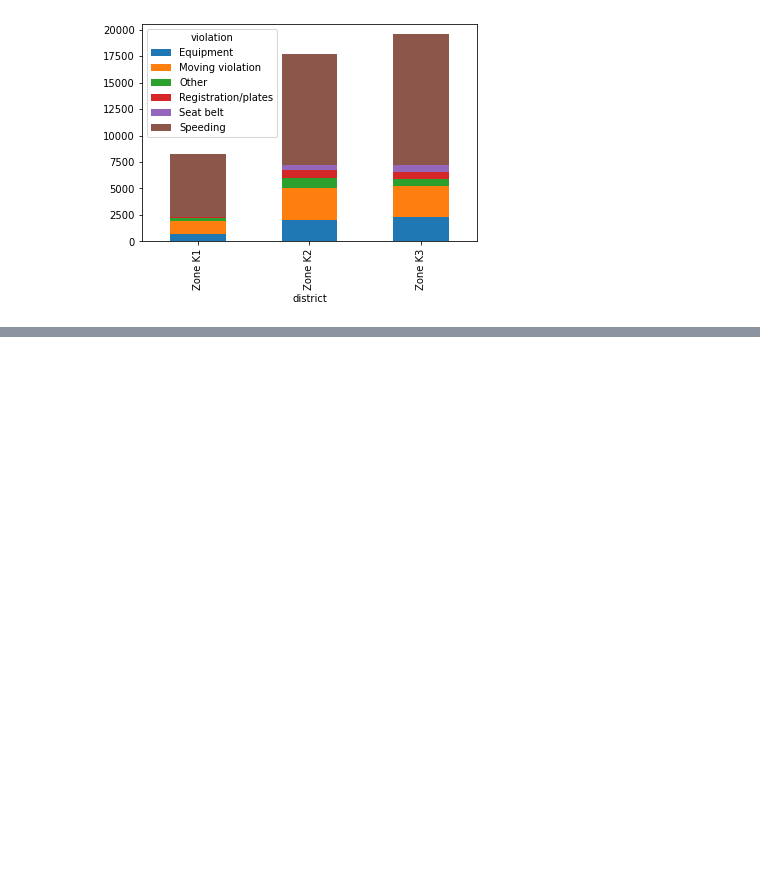
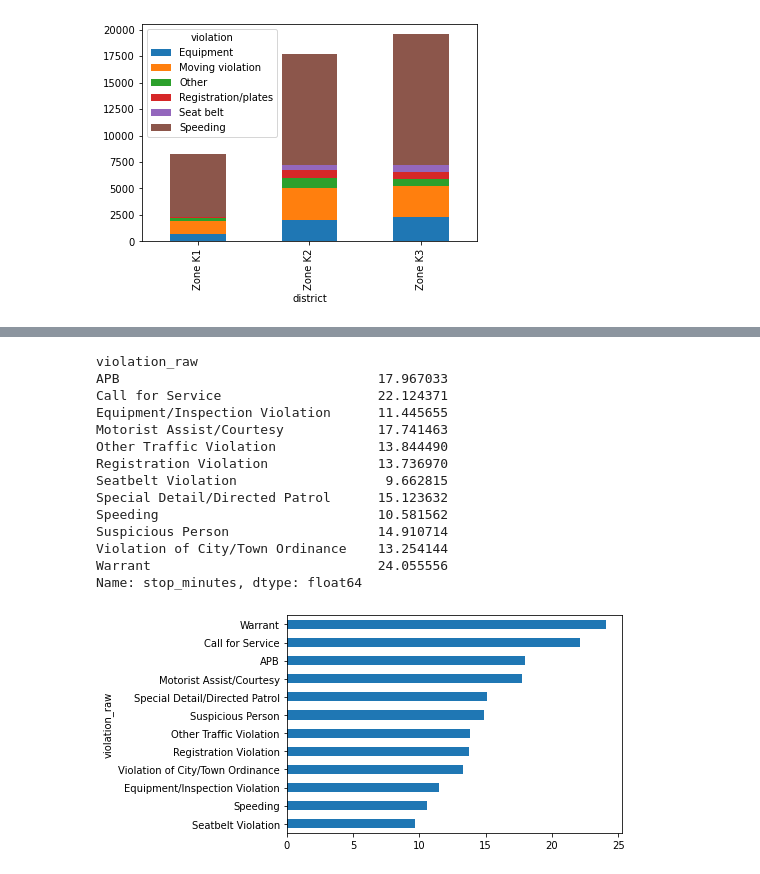
Before and after one commit to SketchQ/DataCamp_DataScience_Track, a Jupyter notebook: 17_Analyzing Police Activity with pandas/Chapter_3_ Visual Exploratory data analysis.ipynb, the cells around one changed output, grey strips where cells are left out. Cells and saved outputs as stored; diff of their text form; code cells hidden in the pictures; blank space fills up the shorter version.

```diff
--- a/17_Analyzing Police Activity with pandas/Chapter_3_ Visual Exploratory data analysis.ipynb
+++ b/17_Analyzing Police Activity with pandas/Chapter_3_ Visual Exploratory data analysis.ipynb
@@ -492,0 +639,14 @@ plt.show()
+# %%
+# Print the unique values in 'stop_duration'
+print(ri.stop_duration.unique())
+
+# Create a dictionary that maps strings to integers
+mapping = {'0-15 Min':8,
+           '16-30 Min':23,
+           '30+ Min':45}
+
+# Convert the stop_duration strings to integers using the mapping
+ri['stop_minutes'] = ri.stop_duration.map(mapping)
+
+# Print the unique values in stop minutes
+print(ri.stop_minutes.unique())
@@ -492,0 +664,28 @@ plt.show()
+# %%
+# Calculate the mean stop minutes for each value in violation_raw
+print(ri.groupby('violation_raw').stop_minutes.mean())
+
+# Save the resulting Series as 'stop_length'
+stop_length = ri.groupby('violation_raw').stop_minutes.mean()
+
+# Sort stop length by its values and create a horizontal bar plot
+stop_length.sort_values().plot(kind='barh')
+
+# Show plot
+plt.show()
+# %% [output]
+violation_raw
+APB                                 17.967033
+Call for Service                    22.124371
+Equipment/Inspection Violation      11.445655
+Motorist Assist/Courtesy            17.741463
+Other Traffic Violation             13.844490
+Registration Violation              13.736970
+Seatbelt Violation                   9.662815
+Special Detail/Directed Patrol      15.123632
+Speeding                            10.581562
+Suspicious Person                   14.910714
+Violation of City/Town Ordinance    13.254144
+Warrant                             24.055556
+Name: stop_minutes, dtype: float64
+[figure, added]
```
Also changed, not shown: parts of 25 cells of this notebook, 1 other file.
